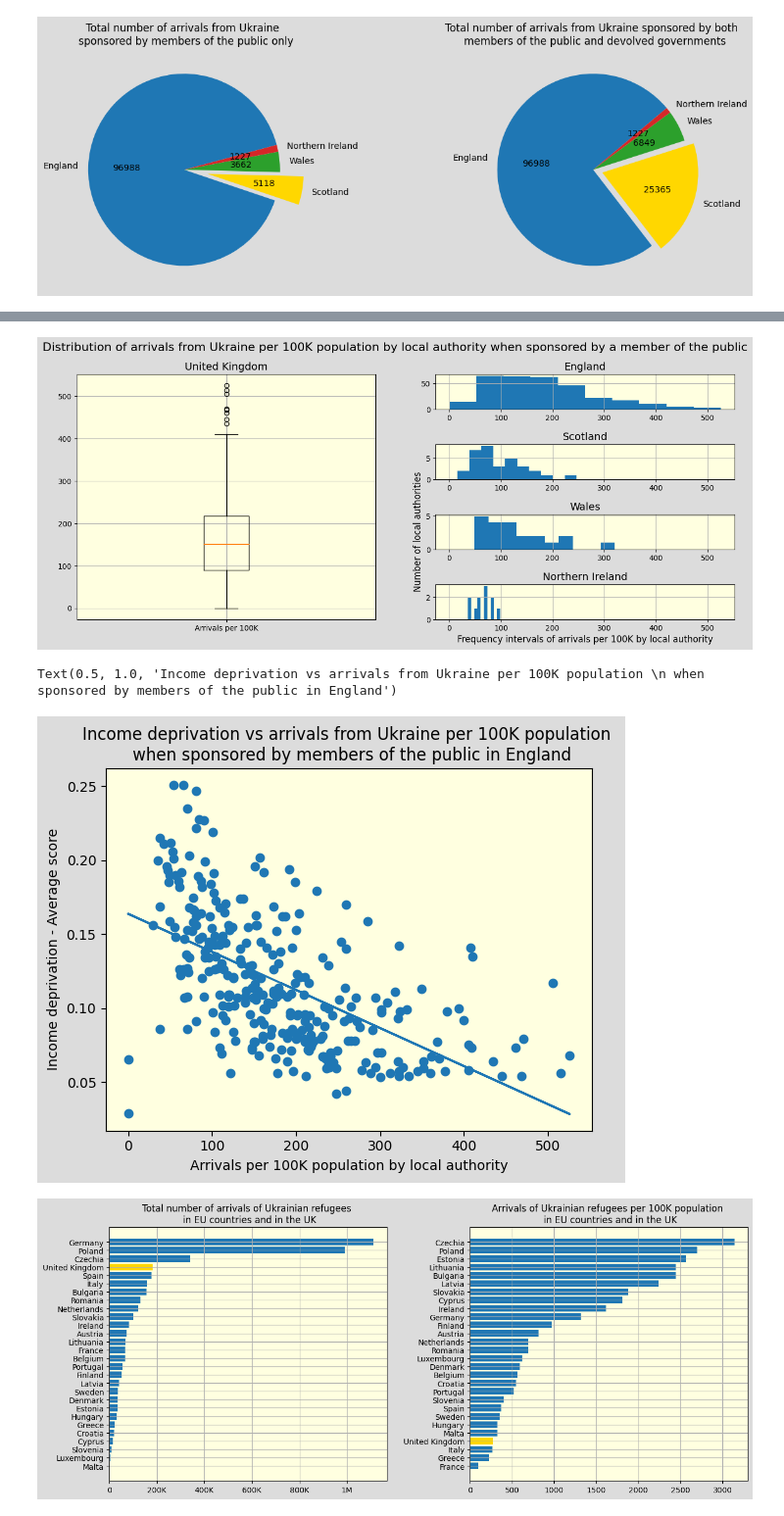
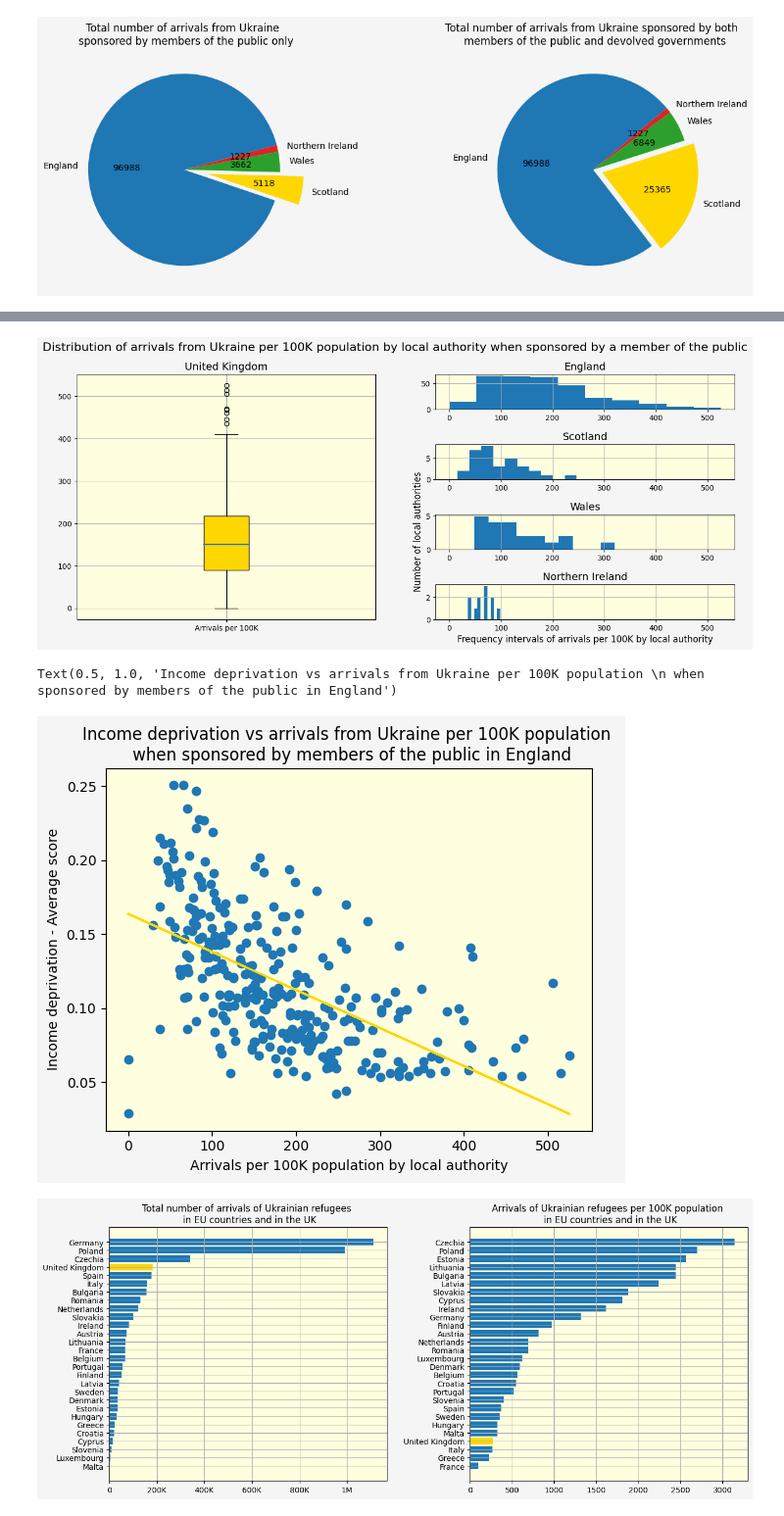
Before and after one commit to yuliiabosher/Python-with-Data-course, a Jupyter notebook: Worksheets/Data_Exploration_project.ipynb, the cells around one changed output, grey strips where cells are left out. Shown: that part at 98% size. Cells and saved outputs as stored; diff of their text form; code cells hidden in the pictures.

```diff
--- a/Worksheets/Data_Exploration_project.ipynb
+++ b/Worksheets/Data_Exploration_project.ipynb
@@ -286,7 +286,7 @@ e = county_joined[county_joined['Country'] == 'England']['Arrivals per 100K']
 s = county_joined[county_joined['Country'] == 'Scotland']['Arrivals per 100K']
 w = county_joined[county_joined['Country'] == 'Wales']['Arrivals per 100K']
 i = county_joined[county_joined['Country'] == 'Northern Ireland']['Arrivals per 100K']
-fig = plt.figure(facecolor='gainsboro')
+fig = plt.figure(facecolor='whitesmoke')
 fig.set_figheight(6)
 fig.set_figwidth(16)
 fig.subplots_adjust(hspace=1)
@@ -295,42 +295,42 @@ ax1 = plt.subplot2grid(shape=(4, 2), loc=(0, 1))
 ax2 = plt.subplot2grid(shape=(4, 2), loc=(1, 1), sharex=ax1)
 ax3 = plt.subplot2grid(shape=(4, 2), loc=(2, 1), sharex=ax1)
 ax4 = plt.subplot2grid(shape=(4, 2), loc=(3, 1), sharex=ax1)
 ax5 = plt.subplot2grid(shape=(4, 2), loc=(0, 0), rowspan=4)
 ax1.hist(e)
 ax1.set_title('England', fontsize=14)
 ax1.xaxis.set_tick_params(labelbottom=True)
 ax1.grid()
 ax1.set_facecolor('lightyellow')
 ax2.hist(s)
 ax2.xaxis.set_tick_params(labelbottom=True)
 ax2.set_title('Scotland', fontsize=14)
 ax2.grid()
 ax2.set_facecolor('lightyellow')
 ax3.hist(w)
 ax3.set_title('Wales', fontsize=14)
 ax3.xaxis.set_tick_params(labelbottom=True)
 ax3.set_ylabel('Number of local authorities', fontsize=12)
 ax3.grid()
 ax3.set_facecolor('lightyellow')
 ax4.hist(i)
 ax4.set_title('Northern Ireland', fontsize=14)
 ax4.xaxis.set_tick_params(labelbottom=True)
 ax4.set_xlabel('Frequency intervals of arrivals per 100K by local authority', fontsize=12)
 ax4.grid()
 ax4.set_facecolor('lightyellow')
-ax5.boxplot(county_joined['Arrivals per 100K'], labels=['Arrivals per 100K'])
+ax5.boxplot(county_joined['Arrivals per 100K'], labels=['Arrivals per 100K'], patch_artist=True, boxprops=dict(facecolor='gold'), medianprops = dict(color="tab:blue", linewidth=2))
 ax5.set_title('United Kingdom', fontsize=14)
 ax5.grid()
 ax5.set_facecolor('lightyellow')
 # %% [output]
-[figure, old version]
+[figure, new version]
 # %%
 deprivation_e = pd.read_excel('https://github.com/yuliiabosher/Python-with-Data-course/raw/main/localincomedeprivationdata.xlsx', sheet_name='Local authorities')
 deprivation_e = deprivation_e.rename(columns = {'Local Authority District code (2019)': 'ONS code'})
 deprivation_e = county_joined.join(deprivation_e.set_index('ONS code'), on ='ONS code', how='inner')
 ave_score = deprivation_e['Income deprivation- Average score ']
 arrivals_100K = deprivation_e['Arrivals per 100K']
-fig, axs = plt.subplots(facecolor='gainsboro')
+fig, axs = plt.subplots(facecolor='whitesmoke')
 plt.scatter(arrivals_100K, ave_score)
 plt.ylabel('Income deprivation - Average score')
 plt.xlabel('Arrivals per 100K population by local authority')
@@ -338,11 +338,11 @@ axs.set_facecolor('lightyellow')
 r = linregress(arrivals_100K, ave_score)
 s = r.slope
 inter = r.intercept
-plt.plot(arrivals_100K, s*arrivals_100K+inter)
+plt.plot(arrivals_100K, s*arrivals_100K+inter, color='gold')
 plt.title('Income deprivation vs arrivals from Ukraine per 100K population \n when sponsored by members of the public in England')
 # %% [output]
 Text(0.5, 1.0, 'Income deprivation vs arrivals from Ukraine per 100K population \n when sponsored by members of the public in England')
-[figure, old version]
+[figure, new version]
 # %%
 eu_population = pd.read_csv('https://raw.githubusercontent.com/yuliiabosher/Python-with-Data-course/main/Population-by-country-2023.csv')
 ukr_in_eu = pd.read_excel('https://github.com/yuliiabosher/Python-with-Data-course/raw/main/migr_asytpsm_page_spreadsheet.xlsx', sheet_name = 'Sheet 1', skiprows=10)
```
Also changed, not shown: parts of 7 cells of this notebook.
